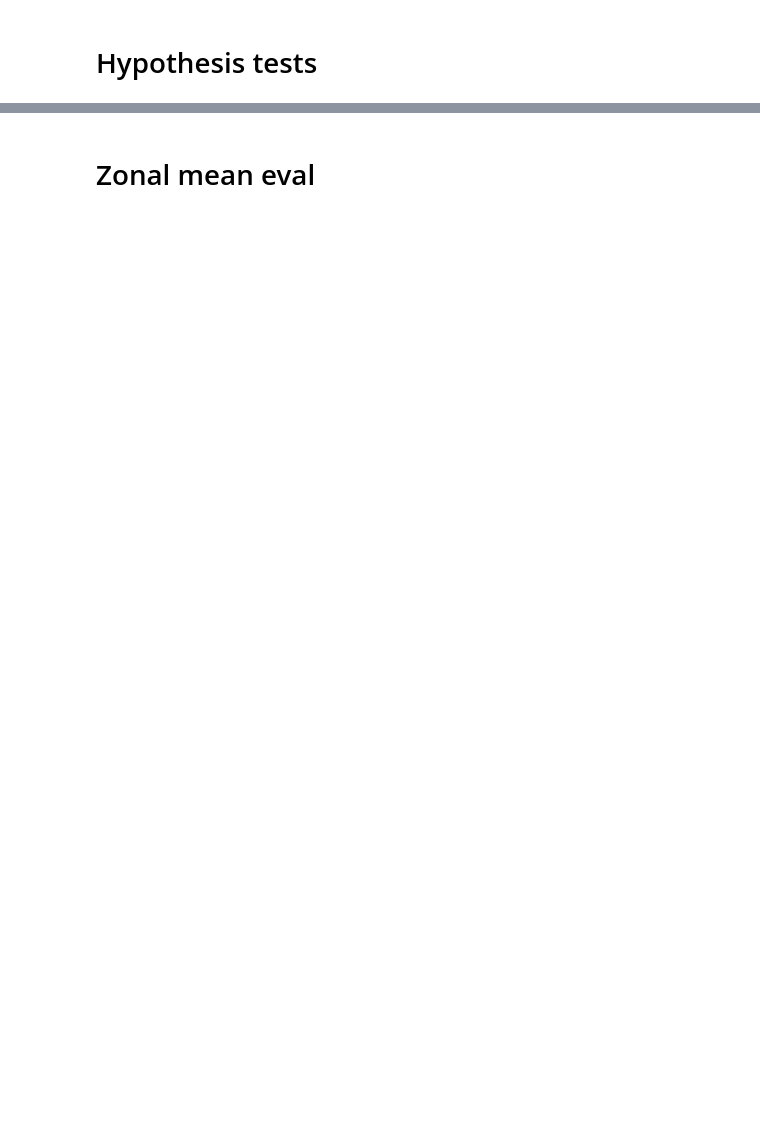
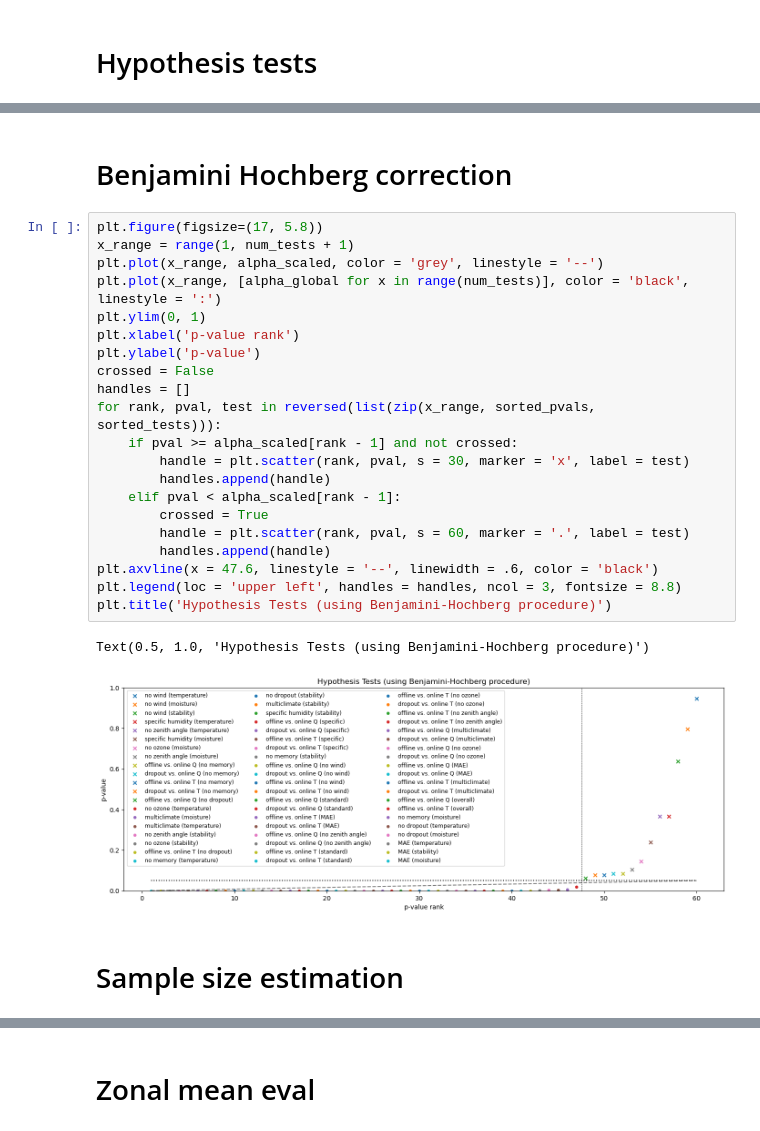
Before and after one commit to SciPritchardLab/ClimScale, a Jupyter notebook: storytelling.ipynb, the cells around one changed output, grey strips where cells are left out. Saved outputs shown, nothing was run; the diff lists cells and outputs as text; blank space fills up the shorter version.

```diff
--- a/storytelling.ipynb
+++ b/storytelling.ipynb
@@ -1277,0 +703,28 @@ print(overall_Q_corr, overall_Q_pval)
+# %% [markdown]
+# Benjamini Hochberg correction
+# %%
+plt.figure(figsize=(17, 5.8))
+x_range = range(1, num_tests + 1)
+plt.plot(x_range, alpha_scaled, color = 'grey', linestyle = '--')
+plt.plot(x_range, [alpha_global for x in range(num_tests)], color = 'black', linestyle = ':')
+plt.ylim(0, 1)
+plt.xlabel('p-value rank')
+plt.ylabel('p-value')
+crossed = False
+handles = []
+for rank, pval, test in reversed(list(zip(x_range, sorted_pvals, sorted_tests))):
+    if pval >= alpha_scaled[rank - 1] and not crossed:
+        handle = plt.scatter(rank, pval, s = 30, marker = 'x', label = test)
+        handles.append(handle)
+    elif pval < alpha_scaled[rank - 1]:
+        crossed = True
+        handle = plt.scatter(rank, pval, s = 60, marker = '.', label = test)
+        handles.append(handle)
+plt.axvline(x = 47.6, linestyle = '--', linewidth = .6, color = 'black')
+plt.legend(loc = 'upper left', handles = handles, ncol = 3, fontsize = 8.8)
+plt.title('Hypothesis Tests (using Benjamini-Hochberg procedure)')
+# %% [output]
+Text(0.5, 1.0, 'Hypothesis Tests (using Benjamini-Hochberg procedure)')
+[figure, added]
+# %% [markdown]
+# Sample size estimation
```
Also changed, not shown: parts of 121 cells of this notebook.
